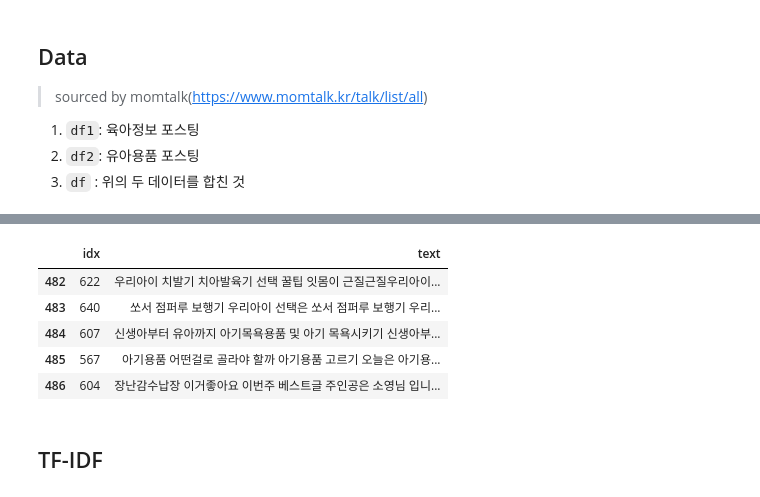
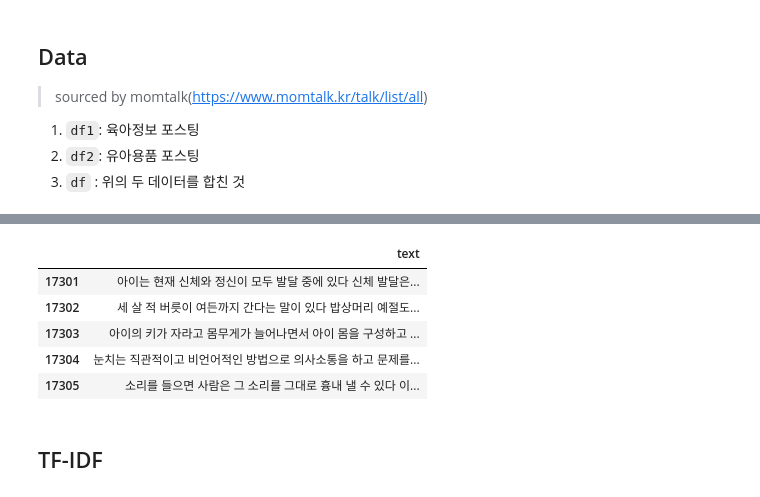
Before and after one commit to catching-space/works, a Jupyter notebook: text_search.ipynb, the cells around one changed output, grey strips where cells are left out. Saved outputs shown, nothing was run; the diff lists cells and outputs as text; code cells hidden in the pictures.

```diff
--- a/text_search.ipynb
+++ b/text_search.ipynb
@@ -51,12 +22,26 @@ df1.tail()
-# %%
-df2.tail()
-# %% [output]
-|  | idx | text |
-| 482 | 622 | 우리아이 치발기 치아발육기 선택 꿀팁 잇몸이 근질근질우리아이... |
-| 483 | 640 | 쏘서 점퍼루 보행기 우리아이 선택은 쏘서 점퍼루 보행기 우리... |
-| 484 | 607 | 신생아부터 유아까지 아기목욕용품 및 아기 목욕시키기 신생아부... |
-| 485 | 567 | 아기용품 어떤걸로 골라야 할까 아기용품 고르기 오늘은 아기용... |
-| 486 | 604 | 장난감수납장 이거좋아요 이번주 베스트글 주인공은 소영님 입니... |
+# %%
+df1 = pd.read_csv("data/maeili.csv", encoding='utf-8')
+df2 = pd.read_csv("data/baby.csv", encoding='utf-8')
+df3 = pd.read_csv("data/toys.csv", encoding='utf-8')
+df4 = pd.read_csv("data/seoulchildcare.csv", encoding='utf-8')
+df5 = pd.read_csv("data/babynews_DLC.csv", encoding='utf-8')
+df6 = pd.read_csv("data/ildongfoodis.csv", encoding='utf-8')
+df7 = pd.read_csv("data/momsmagazine.csv", encoding='utf-8')
+df8 = pd.read_csv("data/ange.csv", encoding='utf-8')
+
+df = pd.concat([df1.text, df2.text, df3.text, df4.text,
+                df5.text, df6.text, df7.text, df8.text])
+df = df.drop(index=[952, 955, 956, 960, 962, 964, 1165, 1240, 1322])
+df = df.dropna()
+df = pd.DataFrame(df).reset_index(drop=True)
+df.tail()
+# %% [output]
+|  | text |
+| 17301 | 아이는 현재 신체와 정신이 모두 발달 중에 있다 신체 발달은... |
+| 17302 | 세 살 적 버릇이 여든까지 간다는 말이 있다 밥상머리 예절도... |
+| 17303 | 아이의 키가 자라고 몸무게가 늘어나면서 아이 몸을 구성하고 ... |
+| 17304 | 눈치는 직관적이고 비언어적인 방법으로 의사소통을 하고 문제를... |
+| 17305 | 소리를 들으면 사람은 그 소리를 그대로 흉내 낼 수 있다 이... |
 # %% [markdown]
 ## TF-IDF
 # %%
```
Also changed, not shown: parts of 35 cells of this notebook.
